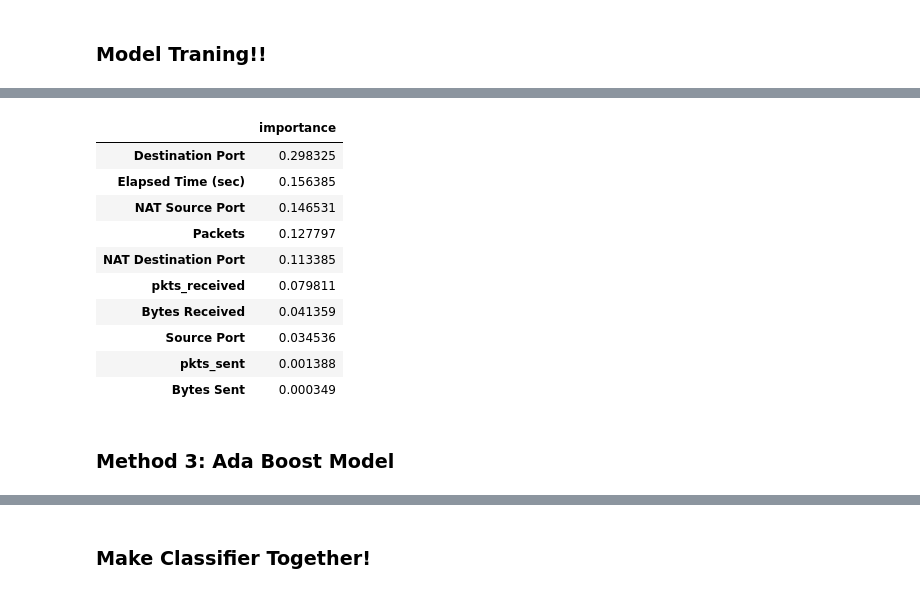
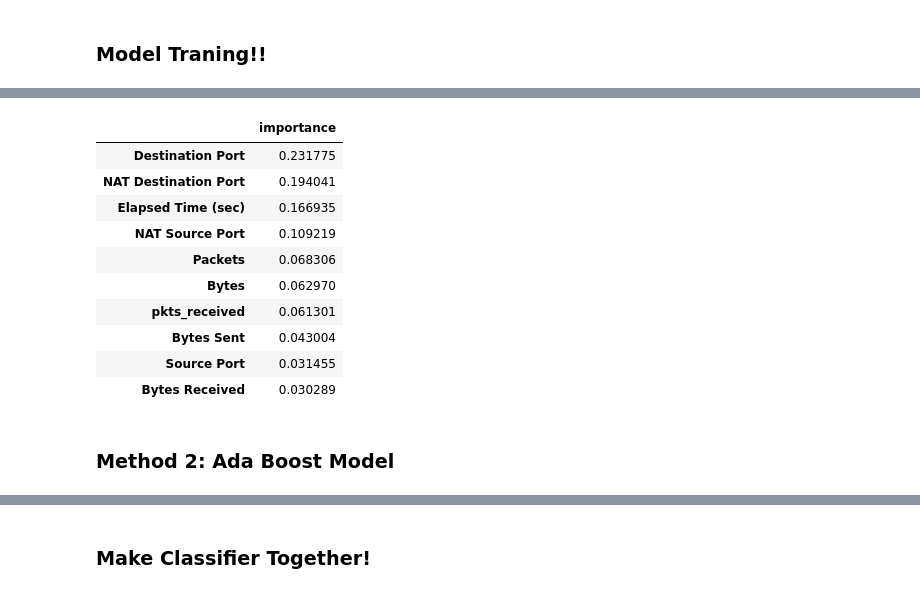
Before and after one commit to aitay721822/salary-prediction-classfication-pratice, a Jupyter notebook: classfication_internet-firewall.ipynb, the cells around one changed output, grey strips where cells are left out. Cells and saved outputs as stored; diff of their text form; code cells hidden in the pictures.

```diff
--- a/classfication_internet-firewall.ipynb
+++ b/classfication_internet-firewall.ipynb
@@ -137,11 +156,11 @@ dtype: object
 ### Split train/test set
 # %%
 target, feature = data['Action'], data.drop(columns=['Action'], axis=1)
-print(f"normalized data shape: {data.shape}")
+print(f"data shape: {data.shape}")
 print(f"feature(x-axis) shape: {feature.shape}")
 print(f"target(y-axis) shape: {target.shape}")
 
-x_train, x_test, y_train, y_test = train_test_split(feature, target, test_size=0.2, random_state=random.randint(0,100))
+x_train, x_test, y_train, y_test = train_test_split(feature, target, test_size=0.25, random_state=random.randint(0,100))
 
 print(f"x_train shape: {x_train.shape}")
 print(f"x_test shape: {x_test.shape}")
@@ -170,5 +189,5 @@ baseline Acc: 0.5773250934615091
 # %% [markdown]
 ### Model Traning!!
 # %%
-estimator_range = range(1, 20)
+estimator_range = range(1, 101)
 # %% [markdown]
@@ -176,16 +194,0 @@ estimator_range = range(1, 20)
-# %%
-max_score_bag, max_k_bag = -1, -1
-
-score_bag = []
-for k in tqdm(estimator_range):
-    bag = BaggingClassifier(n_estimators=k)
-    bag.fit(x_train, y_train)
-    score_bag.append(bag.score(x_test, y_test))
-    if score_bag[-1] > max_score_bag:
-        max_score_bag, max_k_bag = score_bag[-1], k
-
-print(f"[bagging] max score {max_score_bag} at {max_k_bag}")
-
-plt.plot(estimator_range, score_bag)
-plt.xlabel('Value of n_estimators for Bagging Classifier')
-plt.ylabel('Accuracy')
@@ -196,7 +194,0 @@ Text(0, 0.5, 'Accuracy')
-# %%
-# using DecisionTreeClassifier as weak estimator
-base_est1 = DecisionTreeClassifier()
-bagging = BaggingClassifier(base_estimator=base_est1, n_estimators=max_k_bag, random_state=42)
-bagging.fit(x_train, y_train)
-bag_predict = bagging.predict(x_test)
-print(f"Accuracy: {accuracy_score(y_test, bag_predict)}")
@@ -234,20 +222,21 @@ Accuracy: 0.9981689173723964
 # %%
 # find feature importance in RandomForestClassifier
-feature_importance = pd.DataFrame(rfc.feature_importances_, index=feature.columns, columns=['importance'])
+feature_importance = pd.DataFrame(rfc.feature_importances_, index=feature.columns,
+                                                            columns=['importance'])
 feature_importance.sort_values(by='importance', ascending=False, inplace=True)
 feature_importance.head(10)
 # %% [output]
 |  | importance |
-| Destination Port | 0.298325 |
-| Elapsed Time (sec) | 0.156385 |
-| NAT Source Port | 0.146531 |
-| Packets | 0.127797 |
-| NAT Destination Port | 0.113385 |
-| pkts_received | 0.079811 |
-| Bytes Received | 0.041359 |
-| Source Port | 0.034536 |
-| pkts_sent | 0.001388 |
-| Bytes Sent | 0.000349 |
+| Destination Port | 0.231775 |
+| NAT Destination Port | 0.194041 |
+| Elapsed Time (sec) | 0.166935 |
+| NAT Source Port | 0.109219 |
+| Packets | 0.068306 |
+| Bytes | 0.062970 |
+| pkts_received | 0.061301 |
+| Bytes Sent | 0.043004 |
+| Source Port | 0.031455 |
+| Bytes Received | 0.030289 |
 # %% [markdown]
-### Method 3: Ada Boost Model
+### Method 2: Ada Boost Model
 # %%
```
Also changed, not shown: parts of 15 cells of this notebook, 1 other file.
